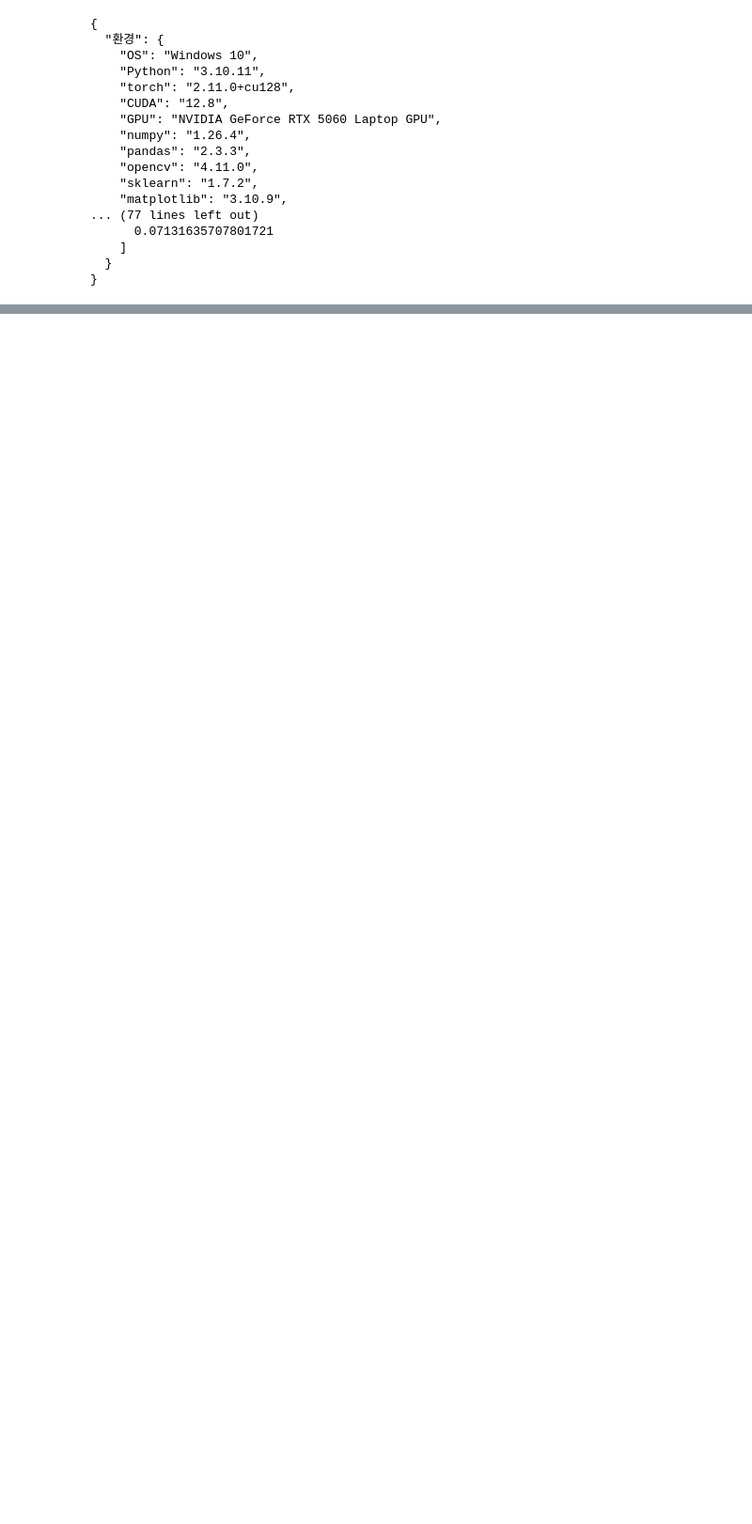
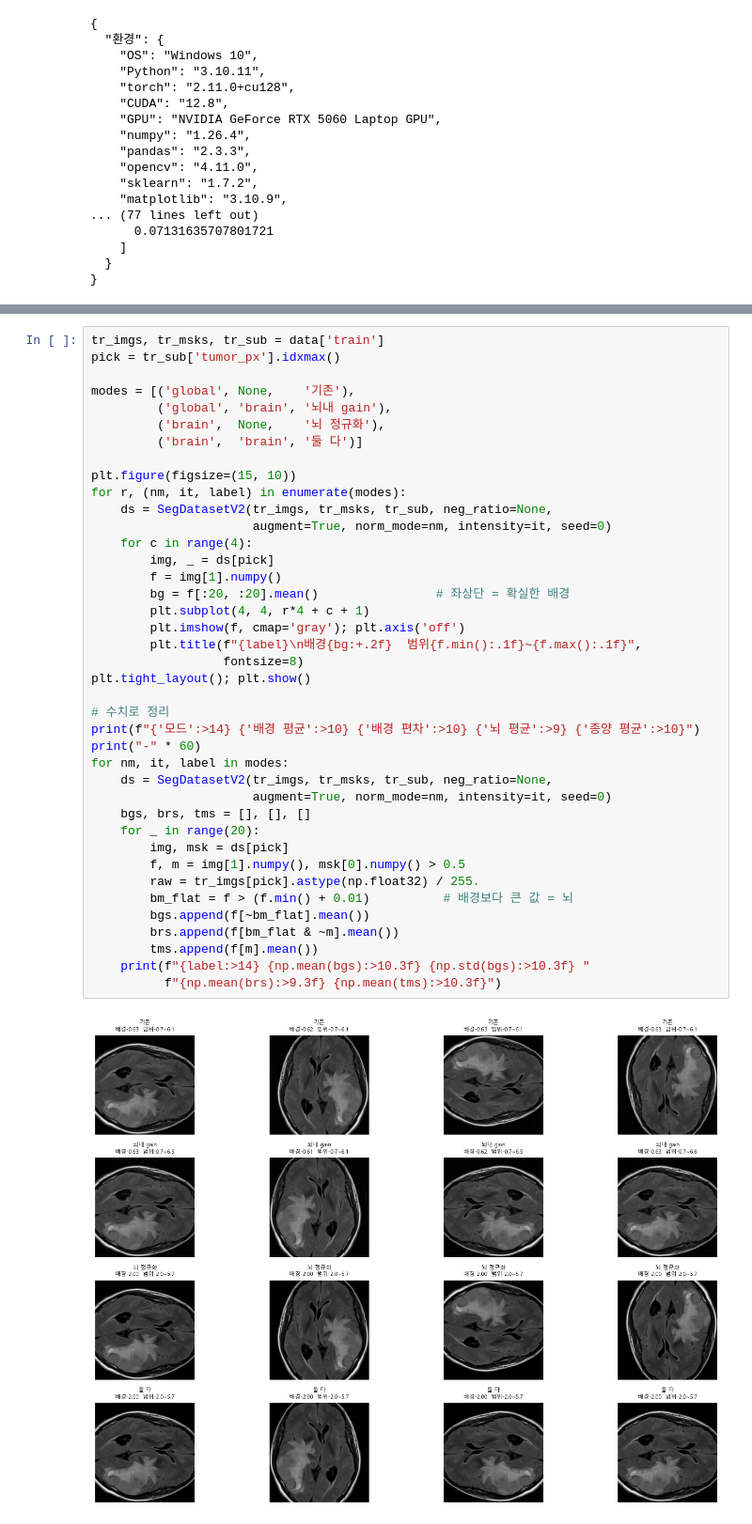
Before and after one commit to leejw4992-a11y/MRIproject, a Jupyter notebook: 6_lgg_segmentation.ipynb, the cells around one changed output, grey strips where cells are left out. Shown at 94% size. Saved outputs shown, nothing was run; the diff lists cells and outputs as text; blank space fills up the shorter version.

```diff
--- a/6_lgg_segmentation.ipynb
+++ b/6_lgg_segmentation.ipynb
@@ -1500,0 +1723,42 @@ print(json.dumps(summary, ensure_ascii=False, indent=2))
+# %%
+tr_imgs, tr_msks, tr_sub = data['train']
+pick = tr_sub['tumor_px'].idxmax()
+
+modes = [('global', None,    '기존'),
+         ('global', 'brain', '뇌내 gain'),
+         ('brain',  None,    '뇌 정규화'),
+         ('brain',  'brain', '둘 다')]
+
+plt.figure(figsize=(15, 10))
+for r, (nm, it, label) in enumerate(modes):
+    ds = SegDatasetV2(tr_imgs, tr_msks, tr_sub, neg_ratio=None,
+                      augment=True, norm_mode=nm, intensity=it, seed=0)
+    for c in range(4):
+        img, _ = ds[pick]
+        f = img[1].numpy()
+        bg = f[:20, :20].mean()                # 좌상단 = 확실한 배경
+        plt.subplot(4, 4, r*4 + c + 1)
+        plt.imshow(f, cmap='gray'); plt.axis('off')
+        plt.title(f"{label}\n배경{bg:+.2f}  범위{f.min():.1f}~{f.max():.1f}",
+                  fontsize=8)
+plt.tight_layout(); plt.show()
+
+# 수치로 정리
+print(f"{'모드':>14} {'배경 평균':>10} {'배경 편차':>10} {'뇌 평균':>9} {'종양 평균':>10}")
+print("-" * 60)
+for nm, it, label in modes:
+    ds = SegDatasetV2(tr_imgs, tr_msks, tr_sub, neg_ratio=None,
+                      augment=True, norm_mode=nm, intensity=it, seed=0)
+    bgs, brs, tms = [], [], []
+    for _ in range(20):
+        img, msk = ds[pick]
+        f, m = img[1].numpy(), msk[0].numpy() > 0.5
+        raw = tr_imgs[pick].astype(np.float32) / 255.
+        bm_flat = f > (f.min() + 0.01)          # 배경보다 큰 값 = 뇌
+        bgs.append(f[~bm_flat].mean())
+        brs.append(f[bm_flat & ~m].mean())
+        tms.append(f[m].mean())
+    print(f"{label:>14} {np.mean(bgs):>10.3f} {np.std(bgs):>10.3f} "
+          f"{np.mean(brs):>9.3f} {np.mean(tms):>10.3f}")
+# %% [output]
+[figure, added]
```
Also changed, not shown: parts of 34 cells of this notebook, 9 other files.
